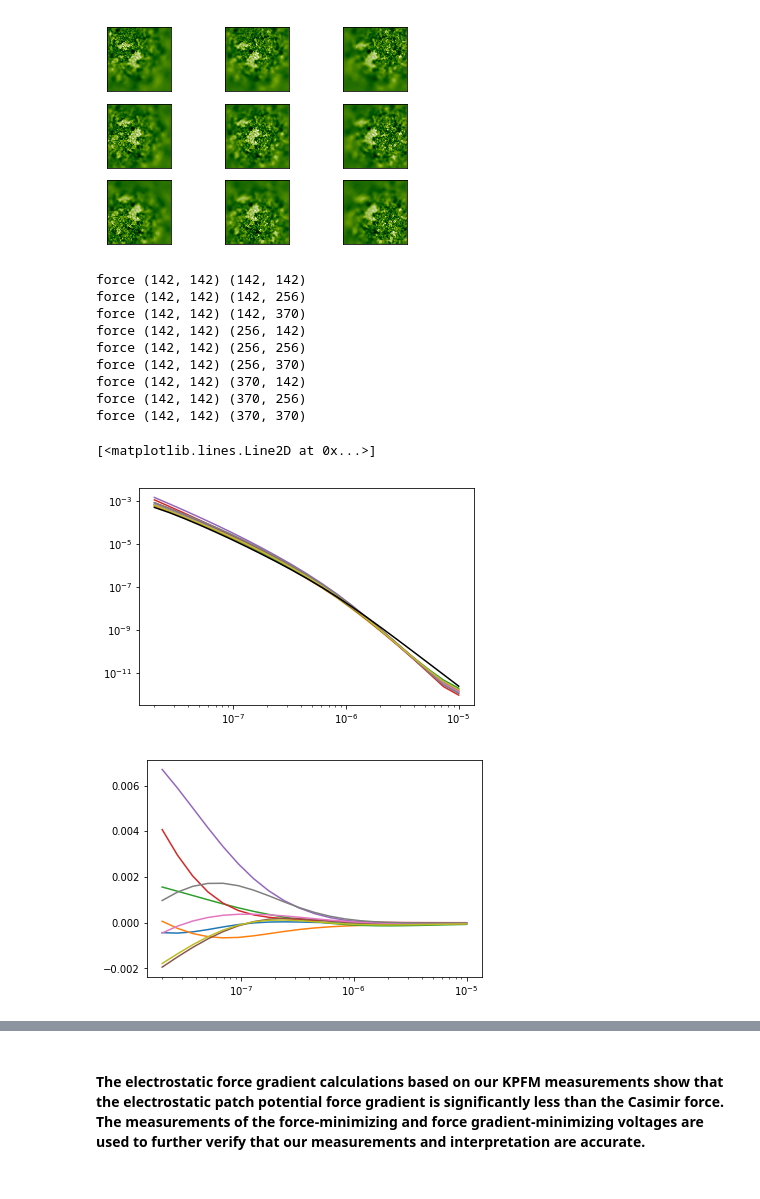
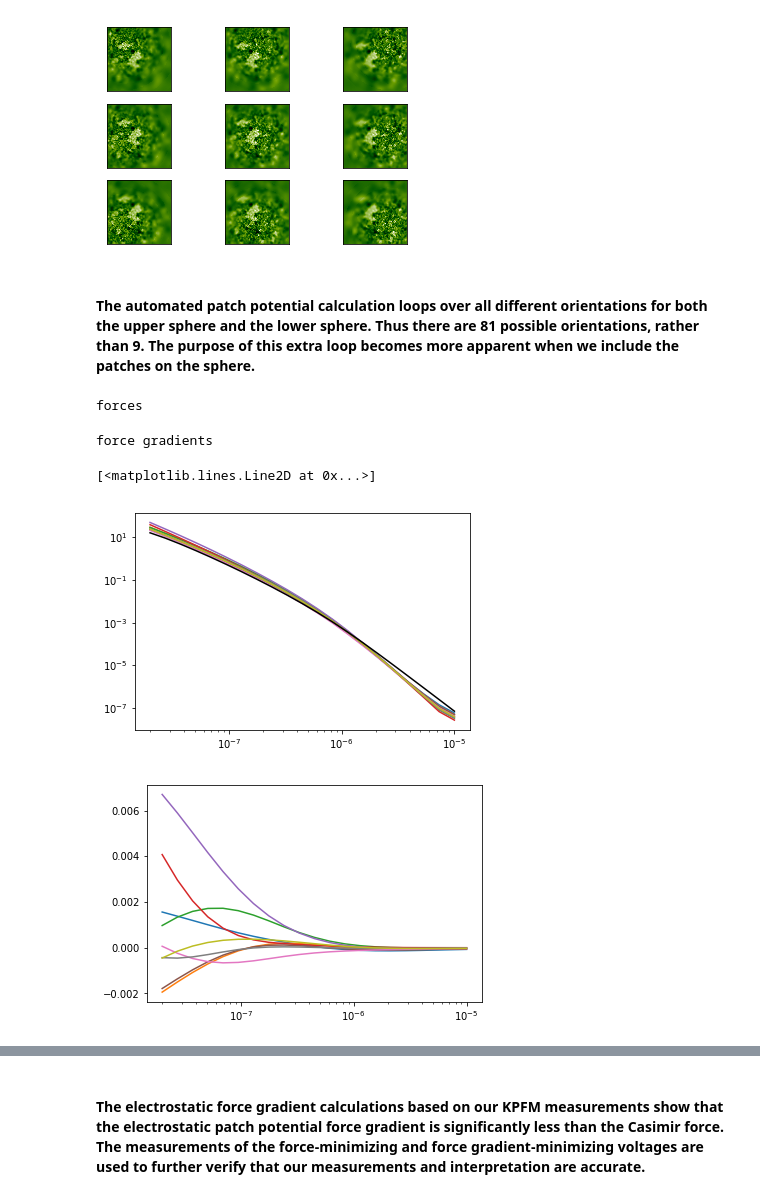
Before and after one commit to jlgarrett/NISEpy, a Jupyter notebook: PFApatchpotentials/Patches_On_2surfaces_Supplemental.ipynb, the cells around one changed output, grey strips where cells are left out. Cells and saved outputs as stored; diff of their text form; code cells hidden in the pictures.

```diff
--- a/PFApatchpotentials/Patches_On_2surfaces_Supplemental.ipynb
+++ b/PFApatchpotentials/Patches_On_2surfaces_Supplemental.ipynb
@@ -490,7 +490,7 @@ ax[1].loglog(h_values, force)
 # %%
 plate =f3.surface(plate_clean, fs = all_filtered, fo = null_pot, fds = fds_filtered, fdo = null_pot)
 null_sphere = f3.sphere(null_KPFM, fs = null_pot, fo = null_pot,
-                        fds = null_pot, fdo =  null_pot, R = 3.2e-5, dx = 1e-5/512)
+                        fds = null_pot, fdo =  null_pot, R = 2.46e-5, dx = 1e-5/512)
 # %%
 fgrad = (f3.calcForceData( null_sphere, plate, center, h_values))
 v0sfg = fgrad['v0df']['s00p00']
@@ -507,6 +511,6 @@ NameError: name 'h_values' is not defined
 # %%
 ####plt.loglog(separations, press_plate_w*(512)**2, 'b-')
-fg_PFA_kspace = fg(press_plate_w, 3.2e-5)
+fg_PFA_kspace = force_gradient_norm(press_plate_w)
 #### Calculating the force gradient between a sphere and the plate
 # %%
 #### Comparing the force gradient to the C[k] + dPFA force gradient
@@ -522,7 +526,7 @@ plt.loglog(h_values, forceg)
 # %%
 #### Spheres with many different points of closest approach (do 16, widely spaced)
 mygrid = f3.make_grid( (256,256), 342, 3)
-sphere_images = [pp.spheremap(3.2e-5, 512, 1e-5/512, center=i) for i in mygrid]
+sphere_images = [pp.spheremap(2.46e-5, 512, 1e-5/512, center=i) for i in mygrid]
 # %%
 fig, ax = plt.subplots(3,3)
 for i in range(9):
@@ -552,42 +556,34 @@ for i in range(9):
     ax[i//3, i%3].set_yticks([])
 # %% [output]
 [figure]
-# %%
-#the automated patch potential calculation loops over all different orientations for both the upper sphere and the lower sphere
-#thus there are 81 possible orientations, rather than 9
-#the purpose of this superloop becomes more apparent when we include the patches on the sphere
-fgrad = (f3.calcForceData( null_sphere, plate, mygrid, h_values, justOne = True))
-# %% [output]
-force (142, 142) (142, 142)
-force (142, 142) (142, 256)
-force (142, 142) (142, 370)
-force (142, 142) (256, 142)
-force (142, 142) (256, 256)
-force (142, 142) (256, 370)
-force (142, 142) (370, 142)
-force (142, 142) (370, 256)
-force (142, 142) (370, 370)
+# %% [markdown]
+#### The automated patch potential calculation loops over all different orientations for both the upper sphere and the lower sphere. Thus there are 81 possible orientations, rather than 9. The purpose of this extra loop becomes more apparent when we include the patches on the sphere.
+# %%
+fgrad = (f3.calcForceData( null_sphere, plate, mygrid, h_values, justOne = True))
+# %% [output]
+forces
+force gradients
 # %%
 #The dPFA falls slightly outside of the range of the oriented PFA
 #The dPFA uses the Derjaguin approximation in addition to the plain PFA,
 #which we believe that it falls outside the range at separations > 1 micron
 #As a side note, the plain PFA and Derjaguins's approximation are similarly inaccurate for the
 #(uniform-voltage) electrostatic force between a sphere and a plate. The first
 #underestimates the force, and the second overestimates the force
 calclabels = {'s00p00','s00p01','s00p02','s00p03','s00p04','s00p05','s00p06','s00p07','s00p08'}
 for i in calclabels:
-    plt.loglog(h_values, fgrad['df'][i])
+    plt.loglog(h_values, fgrad['df'][i]/2.46e-5)
 
 plt.loglog(h_values, fg_PFA_kspace, 'black')
 # %% [output]
 [<matplotlib.lines.Line2D at 0x...>]
-[figure, old version]
+[figure, new version]
 # %%
 #### For this sampling of points, we calculate that force gradient minimizing voltage
 for i in calclabels:
     plt.semilogx(h_values, fgrad['v0df'][i])
 # %% [output]
-[figure, old version]
+[figure, new version]
 # %%
 #In our experiments, there is often an overall voltage offset in electronics used to
 #determining the force gradient minimizing voltage.
```
Also changed, not shown: parts of 35 cells of this notebook, 3 other files.
